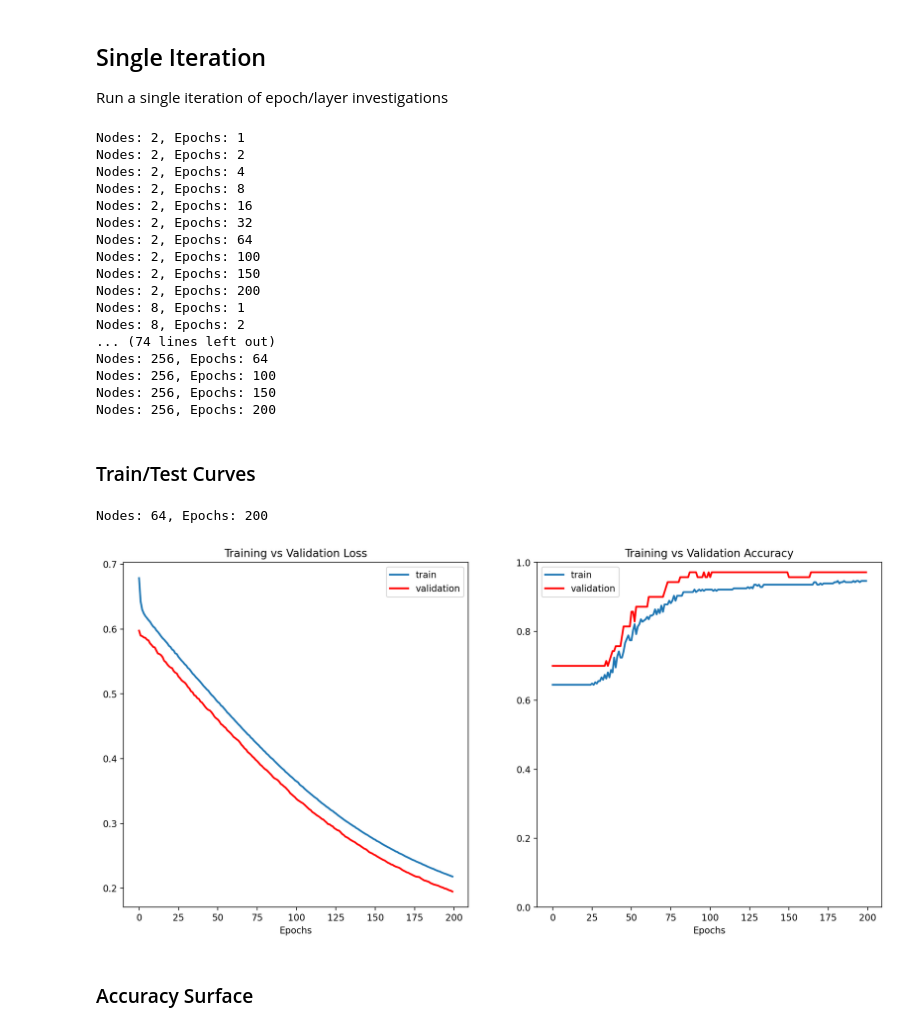
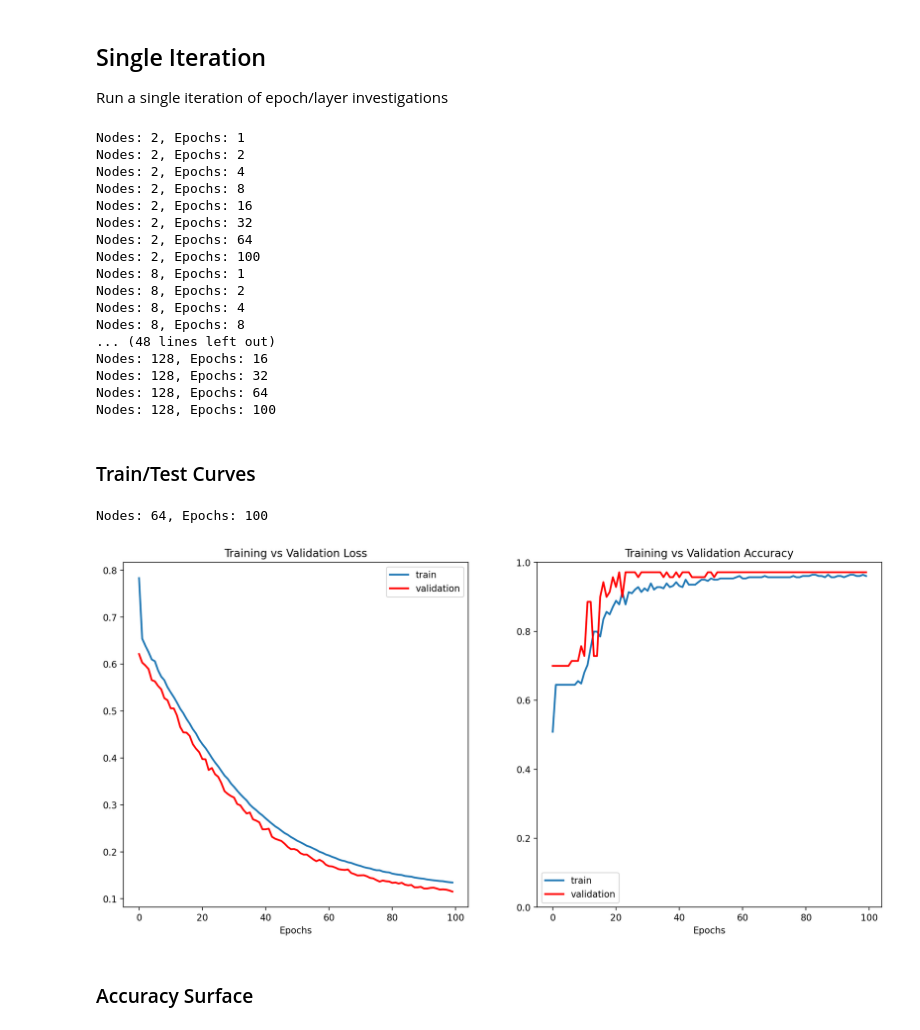
Before and after one commit to Sarsoo/SLP-Training, a Jupyter notebook: nncw.ipynb, the cells around one changed output. Saved outputs shown, nothing was run; the diff lists cells and outputs as text; code cells hidden in the pictures.

Commit message:
exp2 draft, exporting results

```diff
--- a/nncw.ipynb
+++ b/nncw.ipynb
@@ -61,8 +67,8 @@ data_train, data_test, labels_train, labels_test = train_test_split(data, labels
 # %%
-def get_model(hidden_nodes=9, activation='sigmoid'):
+def get_model(hidden_nodes=9, activation=lambda: 'sigmoid', weight_init=lambda: 'glorot_uniform'):
     layers = [tf.keras.layers.InputLayer(input_shape=(9,)),
-              tf.keras.layers.Dense(hidden_nodes, activation=activation),
-              tf.keras.layers.Dense(2, activation='softmax')]
+              tf.keras.layers.Dense(hidden_nodes, activation=activation(), kernel_initializer=weight_init()),
+              tf.keras.layers.Dense(2, activation='softmax', kernel_initializer=weight_init())]
 
     model = tf.keras.models.Sequential(layers)
     return model
@@ -133,12 +182,12 @@ Returns the amount of layers/epochs used as well as the results and the model.
 # %%
-hidden_nodes = [2, 8, 12, 16, 24, 32, 64, 128, 256]
-epochs = [1, 2, 4, 8, 16, 32, 64, 100, 150, 200]
+hidden_nodes = [2, 8, 12, 16, 24, 32, 64, 128]
+epochs = [1, 2, 4, 8, 16, 32, 64, 100]
 
 def evaluate_parameters(hidden_nodes=hidden_nodes,
                         epochs=epochs,
                         batch_size=128,
-                        optimizer='sgd',
-                        loss='categorical_crossentropy',
+                        optimizer=lambda: 'sgd',
+                        loss=lambda: 'categorical_crossentropy',
                         metrics=['accuracy'],
                         callbacks=None,
                         validation_split=None,
@@ -147,10 +196,10 @@ def evaluate_parameters(hidden_nodes=hidden_nodes,
                         print_params=True,
                         return_model=True,
 
-                        data_train=data_train,
-                        data_test=data_test,
-                        labels_train=labels_train,
-                        labels_test=labels_test):
+                        dtrain=data_train,
+                        dtest=data_test,
+                        ltrain=labels_train,
+                        ltest=labels_test):
     for idx1, hn in enumerate(hidden_nodes):
         for idx2, e in enumerate(epochs):
             if print_params:
@@ -158,16 +207,16 @@ def evaluate_parameters(hidden_nodes=hidden_nodes,
 
             model = get_model(hn)
             model.compile(
-                optimizer=optimizer,
-                loss=loss,
+                optimizer=optimizer(),
+                loss=loss(),
                 metrics=metrics
                 )
 
             response = {"nodes": hn,
                         "epochs": e}
 
-            response["history"] = model.fit(data_train,
-                                            labels_train,
+            response["history"] = model.fit(dtrain,
+                                            ltrain,
                                             epochs=e,
                                             verbose=verbose,
 
@@ -175,8 +224,8 @@ def evaluate_parameters(hidden_nodes=hidden_nodes,
                                             validation_split=validation_split)
 
 
-            response["results"] = model.evaluate(data_test,
-                                                 labels_test,
+            response["results"] = model.evaluate(dtest,
+                                                 ltest,
                                                  batch_size=batch_size,
                                                  verbose=verbose)
 
@@ -191,6 +240,7 @@ Run a single iteration of epoch/layer investigations
 es = tf.keras.callbacks.EarlyStopping(monitor='val_loss', mode='min', patience = 5)
 single_results = list(
     evaluate_parameters(return_model=False, validation_split=0.2
+                        , optimizer = lambda: tf.keras.optimizers.SGD(learning_rate=0.04)
                         # ,callbacks=[es]
                         )
     )
@@ -203,44 +253,44 @@ Nodes: 2, Epochs: 16
 Nodes: 2, Epochs: 32
 Nodes: 2, Epochs: 64
 Nodes: 2, Epochs: 100
-Nodes: 2, Epochs: 150
-Nodes: 2, Epochs: 200
 Nodes: 8, Epochs: 1
 Nodes: 8, Epochs: 2
-... (74 lines left out)
-Nodes: 256, Epochs: 64
-Nodes: 256, Epochs: 100
-Nodes: 256, Epochs: 150
-Nodes: 256, Epochs: 200
+Nodes: 8, Epochs: 4
+Nodes: 8, Epochs: 8
+... (48 lines left out)
+Nodes: 128, Epochs: 16
+Nodes: 128, Epochs: 32
+Nodes: 128, Epochs: 64
+Nodes: 128, Epochs: 100
 # %% [markdown]
 ### Train/Test Curves
 # %%
-single_result = [i for i in single_results if i["nodes"] == 64 and i["epochs"] == 200][0]
+single_result = [i for i in single_results if i["nodes"] == 64 and i["epochs"] == 100][0]
 single_history = single_result["history"]
 
 fig, axes = plt.subplots(1, 2, figsize=(15,7))
 fig.set_dpi(fig_dpi)
 
 ax = axes[0]
 ax.set_title("Training vs Validation Loss")
 ax.plot(single_history.history['loss'], label="train", lw=2)
 ax.plot(single_history.history['val_loss'], label="validation", lw=2, c=(1,0,0))
 ax.set_xlabel("Epochs")
 ax.legend()
 
 ax = axes[1]
 ax.set_title("Training vs Validation Accuracy")
 ax.plot(single_history.history['accuracy'], label="train", lw=2)
 ax.plot(single_history.history['val_accuracy'], label="validation", lw=2, c=(1,0,0))
 ax.set_xlabel("Epochs")
 ax.set_ylim(0, 1)
 ax.legend()
 
 print(f"Nodes: {single_result['nodes']}, Epochs: {single_result['epochs']}")
 plt.show()
 # %% [output]
-Nodes: 64, Epochs: 200
+Nodes: 64, Epochs: 100
-[figure, old version]
+[figure, new version]
 # %% [markdown]
 ### Accuracy Surface
 # %%
```
Also changed, not shown: parts of 42 cells of this notebook, 20 other files.
